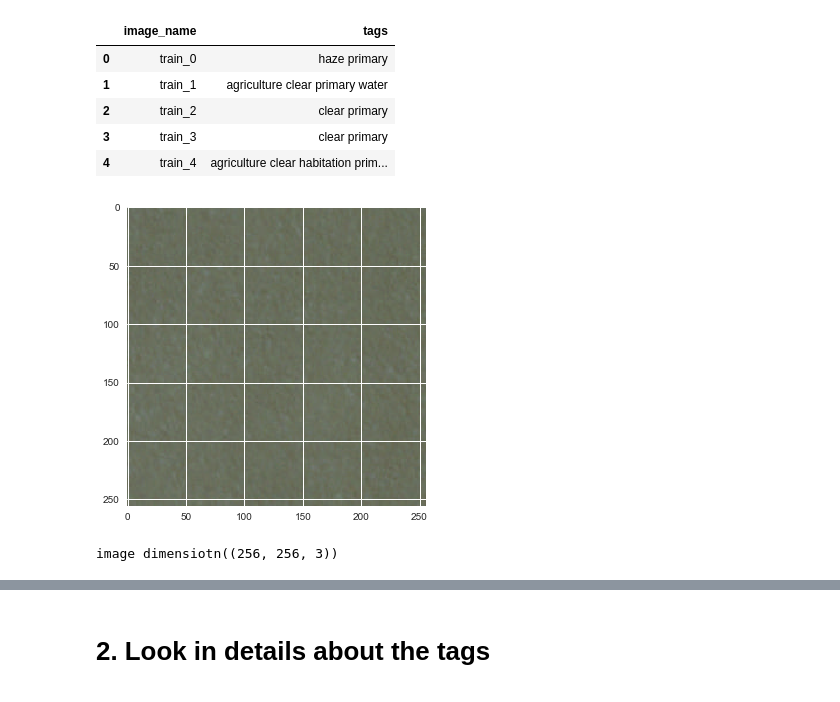
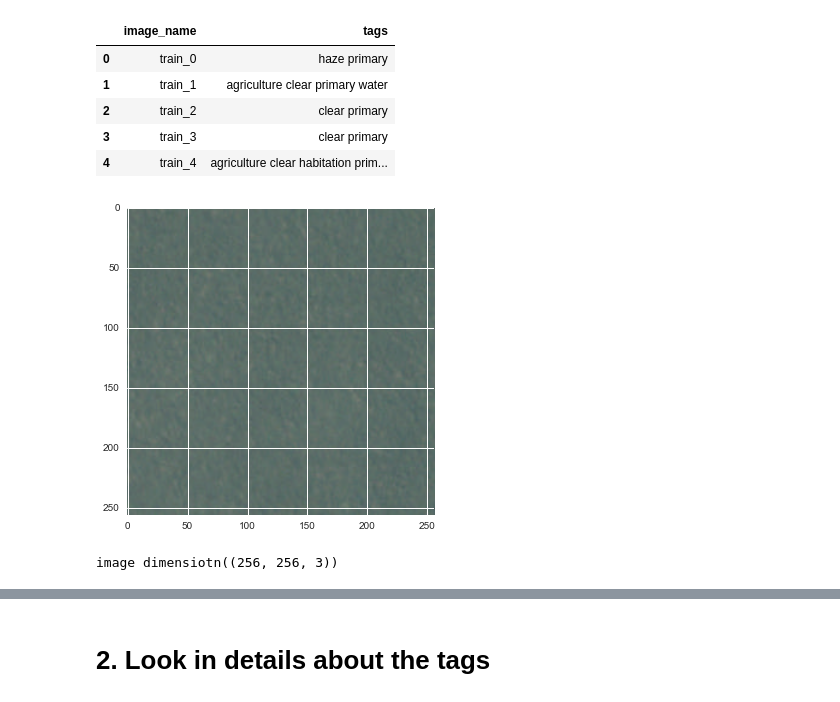
Before and after one commit to LingyuMa/kaggle_planet, a Jupyter notebook: notebooks/1.0-LM-data-exploration.ipynb, the cells around one changed output, grey strips where cells are left out. Saved outputs shown, nothing was run; the diff lists cells and outputs as text; code cells hidden in the pictures.

```diff
--- a/notebooks/1.0-LM-data-exploration.ipynb
+++ b/notebooks/1.0-LM-data-exploration.ipynb
@@ -23,10 +23,10 @@ dataset size: 40479
 # %%
 train_jpg_path = r'..\data\processed\train-jpg'
 image_names_sample = os.listdir(train_jpg_path)[:10]
-sample_image = cv2.imread(os.path.join(train_jpg_path, image_names_sample[0]))
+sample_image = io.imread(os.path.join(train_jpg_path, image_names_sample[0]))
 plt.imshow(sample_image)
 plt.show()
 print("image dimensiotn({})".format(sample_image.shape))
 # %% [output]
-[figure, old version]
+[figure, new version]
 image dimensiotn((256, 256, 3))
```
Also changed, not shown: parts of 6 cells of this notebook.
